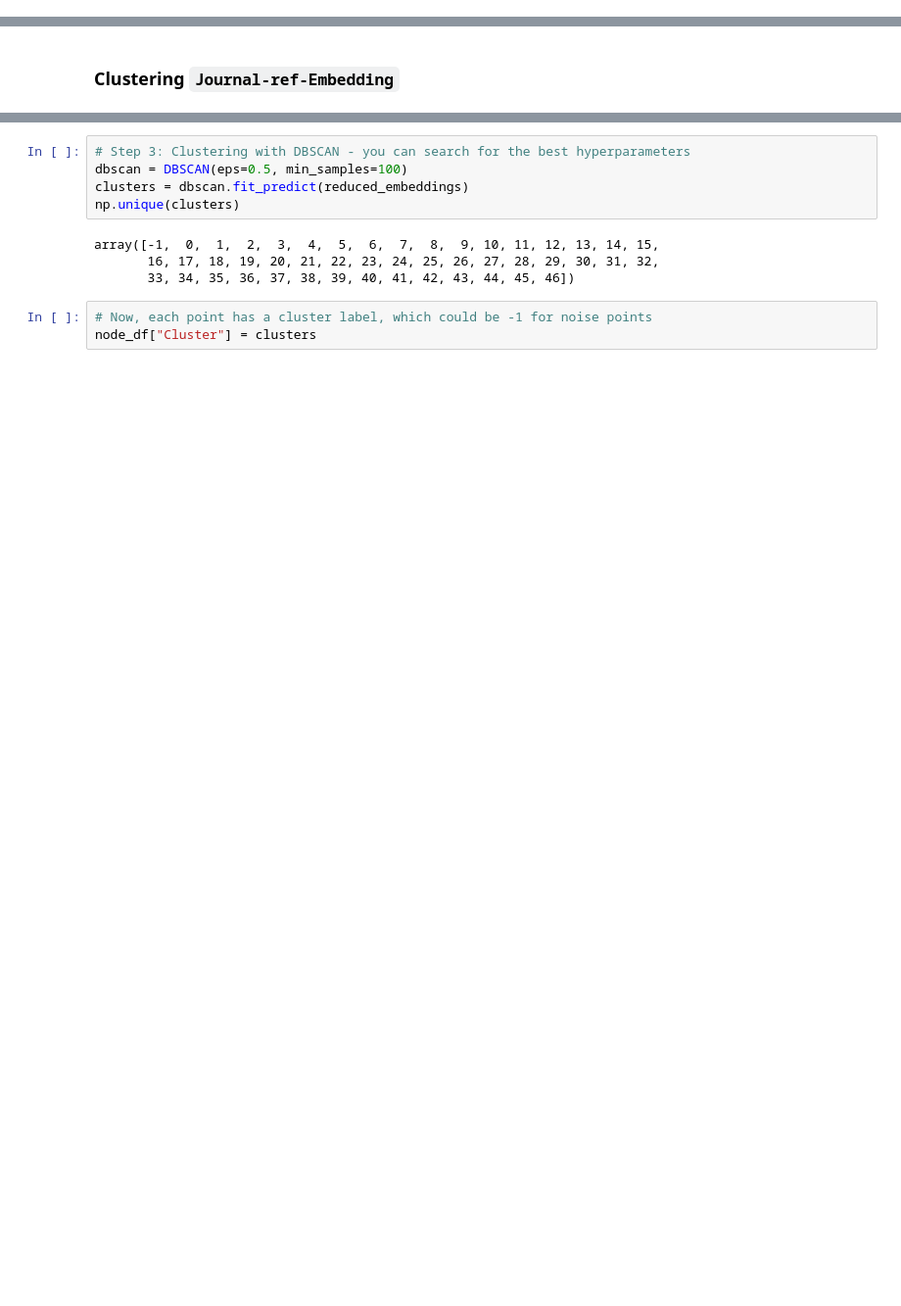
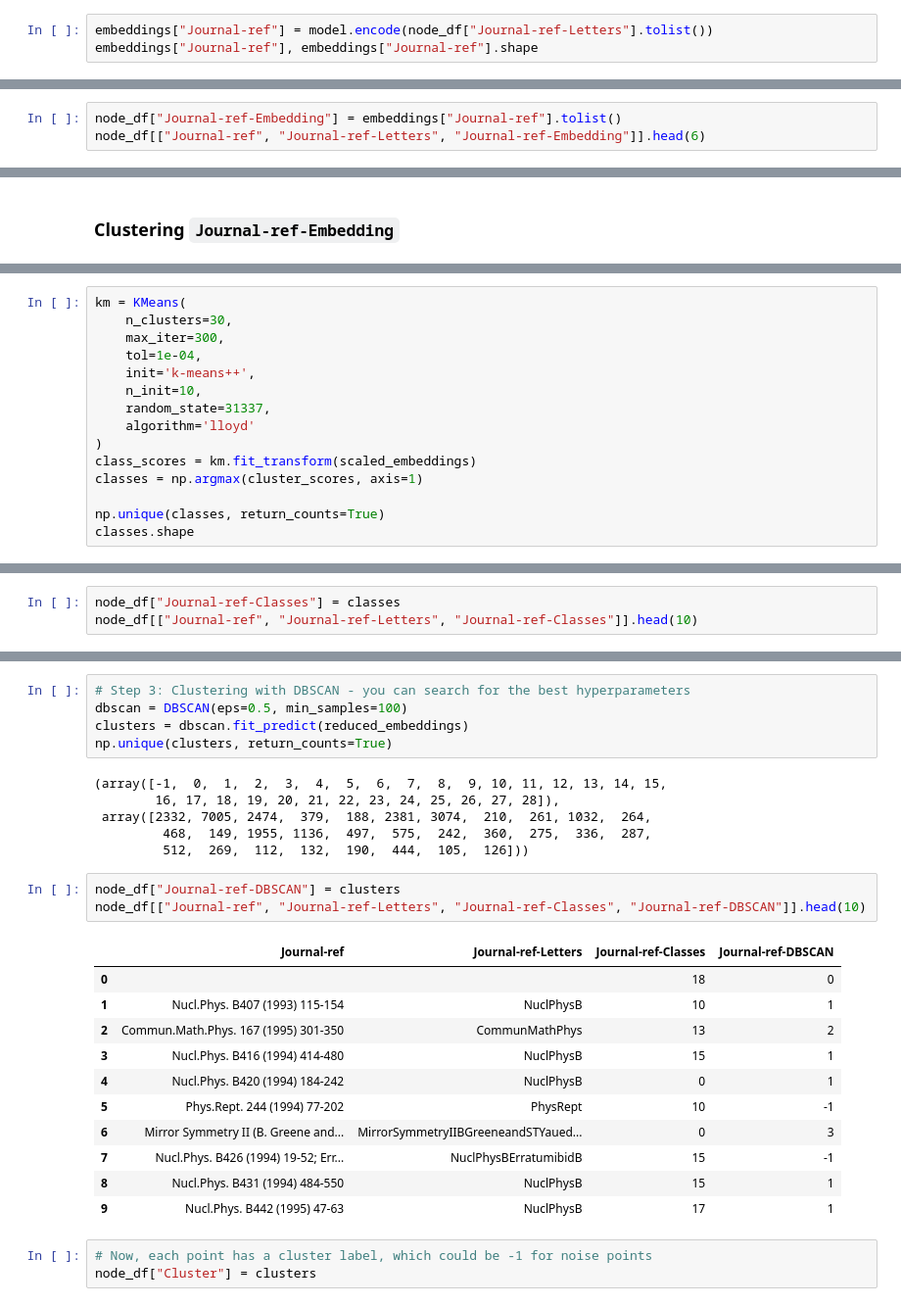
Before and after one commit to Graphlet-AI/graphml-class, a Jupyter notebook: Part 1 - Knowledge Graph Construction.ipynb, the cells around one changed output, grey strips where cells are left out. Shown at 98% size. Saved outputs shown, nothing was run; the diff lists cells and outputs as text; blank space fills up the shorter version.

```diff
--- a/Part 1 - Knowledge Graph Construction.ipynb
+++ b/Part 1 - Knowledge Graph Construction.ipynb
@@ -637,0 +660,3 @@ for column in ["Title", "Abstract", "Journal-ref"]:
+# %%
+embeddings["Journal-ref"] = model.encode(node_df["Journal-ref-Letters"].tolist())
+embeddings["Journal-ref"], embeddings["Journal-ref"].shape
@@ -637,0 +678,3 @@ for column in ["Title", "Abstract", "Journal-ref"]:
+# %%
+node_df["Journal-ref-Embedding"] = embeddings["Journal-ref"].tolist()
+node_df[["Journal-ref", "Journal-ref-Letters", "Journal-ref-Embedding"]].head(6)
@@ -671 +715,16 @@ scaled_embeddings, scaled_embeddings.shape
  (27770, 384))
+# %%
+km = KMeans(
+    n_clusters=30,
+    max_iter=300,
+    tol=1e-04,
+    init='k-means++',
+    n_init=10,
+    random_state=31337,
+    algorithm='lloyd'
+)
+class_scores = km.fit_transform(scaled_embeddings)
+classes = np.argmax(cluster_scores, axis=1)
+
+np.unique(classes, return_counts=True)
+classes.shape
@@ -671,0 +733,3 @@ scaled_embeddings, scaled_embeddings.shape
+# %%
+node_df["Journal-ref-Classes"] = classes
+node_df[["Journal-ref", "Journal-ref-Letters", "Journal-ref-Classes"]].head(10)
@@ -688,11 +781,28 @@ reduced_embeddings, reduced_embeddings.shape
 # Step 3: Clustering with DBSCAN - you can search for the best hyperparameters
 dbscan = DBSCAN(eps=0.5, min_samples=100)
 clusters = dbscan.fit_predict(reduced_embeddings)
-np.unique(clusters)
+np.unique(clusters, return_counts=True)
 # %% [output]
-array([-1,  0,  1,  2,  3,  4,  5,  6,  7,  8,  9, 10, 11, 12, 13, 14, 15,
-       16, 17, 18, 19, 20, 21, 22, 23, 24, 25, 26, 27, 28, 29, 30, 31, 32,
-       33, 34, 35, 36, 37, 38, 39, 40, 41, 42, 43, 44, 45, 46])
+(array([-1,  0,  1,  2,  3,  4,  5,  6,  7,  8,  9, 10, 11, 12, 13, 14, 15,
+        16, 17, 18, 19, 20, 21, 22, 23, 24, 25, 26, 27, 28]),
+ array([2332, 7005, 2474,  379,  188, 2381, 3074,  210,  261, 1032,  264,
+         468,  149, 1955, 1136,  497,  575,  242,  360,  275,  336,  287,
+         512,  269,  112,  132,  190,  444,  105,  126]))
+# %%
+node_df["Journal-ref-DBSCAN"] = clusters
+node_df[["Journal-ref", "Journal-ref-Letters", "Journal-ref-Classes", "Journal-ref-DBSCAN"]].head(10)
+# %% [output]
+|  | Journal-ref | Journal-ref-Letters | Journal-ref-Classes | Journal-ref-DBSCAN |
+| 0 |  |  | 18 | 0 |
+| 1 | Nucl.Phys. B407 (1993) 115-154 | NuclPhysB | 10 | 1 |
+| 2 | Commun.Math.Phys. 167 (1995) 301-350 | CommunMathPhys | 13 | 2 |
+| 3 | Nucl.Phys. B416 (1994) 414-480 | NuclPhysB | 15 | 1 |
+| 4 | Nucl.Phys. B420 (1994) 184-242 | NuclPhysB | 0 | 1 |
+| 5 | Phys.Rept. 244 (1994) 77-202 | PhysRept | 10 | -1 |
+| 6 | Mirror Symmetry II (B. Greene and... | MirrorSymmetryIIBGreeneandSTYaued... | 0 | 3 |
+| 7 | Nucl.Phys. B426 (1994) 19-52; Err... | NuclPhysBErratumibidB | 15 | -1 |
+| 8 | Nucl.Phys. B431 (1994) 484-550 | NuclPhysB | 15 | 1 |
+| 9 | Nucl.Phys. B442 (1995) 47-63 | NuclPhysB | 17 | 1 |
 # %%
 # Now, each point has a cluster label, which could be -1 for noise points
 node_df["Cluster"] = clusters
```
Also changed, not shown: parts of 13 cells of this notebook, 1 other file.
